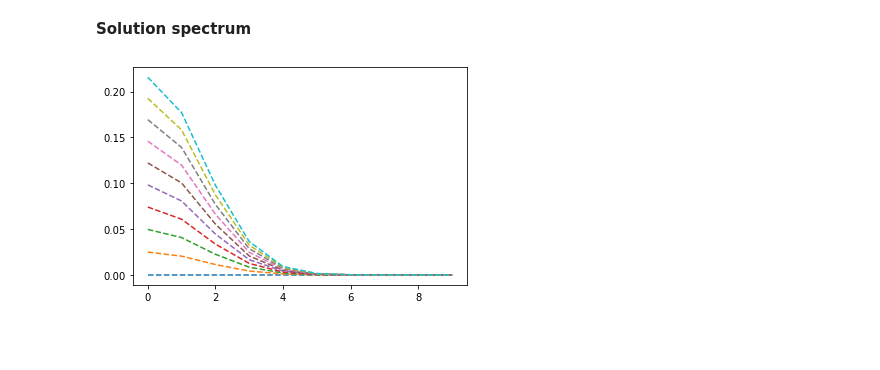
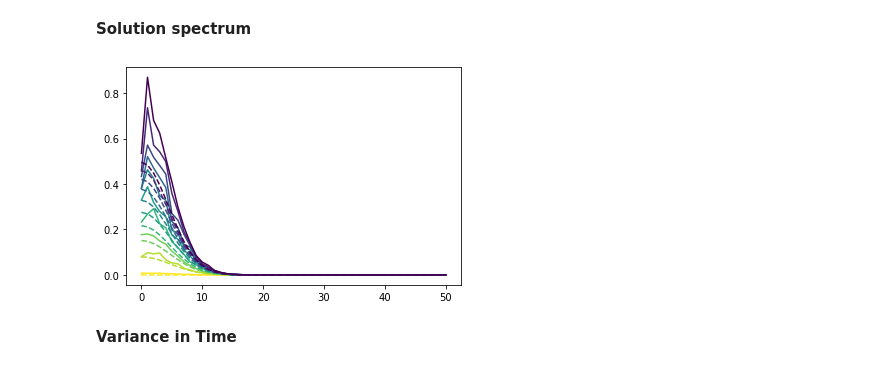
Before and after one commit to gapolinario/SPDE-JKW-Algorithm, a Jupyter notebook: Results.ipynb, the cells around one changed output. Saved outputs shown, nothing was run; the diff lists cells and outputs as text; code cells hidden in the pictures; blank space fills up the shorter version.

```diff
--- a/Results.ipynb
+++ b/Results.ipynb
@@ -60,0 +197,13 @@ plt.show()
+# %%
+corrf_f = np.zeros((N,),dtype=np.float64)
+# %%
+f = all_files[np.random.randint(len(all_files))]
+
+npzfile = np.load(f)
+
+f_real = npzfile['f_real']
+
+for i in range(N):
+    corrf_f[i] = np.mean( np.abs( f_real * np.conj(np.roll(f_real,i,axis=1)) ) )
+
+corrf_f_theo = f_realsp_kernel(X)
@@ -60,0 +221,15 @@ plt.show()
+# %%
+corrf_f = np.zeros((N,),dtype=np.float64)
+# %%
+for i,f in enumerate(all_files):
+
+    npzfile = np.load(f)
+
+    f_real = npzfile['f_real']
+
+    for i in range(N):
+        corrf_f[i] += np.mean( np.abs( f_real * np.conj(np.roll(f_real,i,axis=1)) ) )
+
+corrf_f *= 1./len(all_files)
+
+corrf_f_theo = f_realsp_kernel(X)
@@ -101,9 +304,11 @@ spec_analyt_list[9,:] = spec_analyt(9*N_eval//10*dt*N_skip,K)
 # %%
 #plt.plot(spec)
-scale = 100
+scale = 20
 for i in range(10):
-    #plt.plot(K[:N//scale],spec[i,:N//scale])
-    plt.plot(K[:N//scale],spec_analyt_list[i,:N//scale],linestyle='dashed')
+    plt.plot(K[:N//scale],spec[i,:N//scale],color=colors[i])
+    plt.plot(K[:N//scale],spec_analyt_list[i,:N//scale],color=colors[i],linestyle='dashed')
 plt.show()
 # %% [output]
-[figure, old version]
+[figure, new version]
+# %% [markdown]
+**Variance in Time**
```
Also changed, not shown: parts of 34 cells of this notebook, 5 other files.
